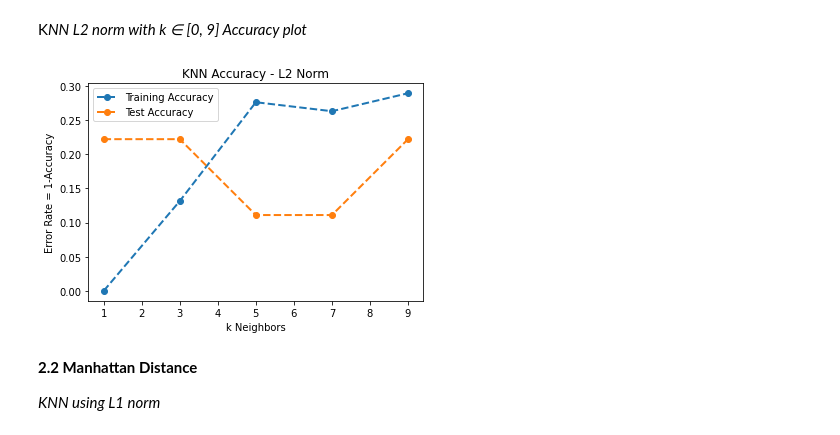
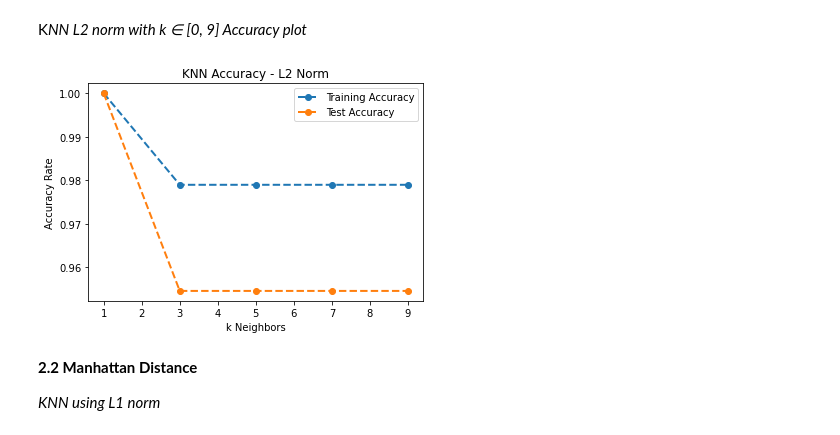
Before and after one commit to zachfreitas/ADS_504_Machine_Learning, a Jupyter notebook: Module_3/Assignment_3/Assignment_3_Template_final.ipynb, the cells around one changed output. Drawn from its saved outputs; the diff is of its cells as text; code cells hidden in the pictures.

```diff
--- a/Module_3/Assignment_3/Assignment_3_Template_final.ipynb
+++ b/Module_3/Assignment_3/Assignment_3_Template_final.ipynb
@@ -102,9 +102,9 @@ display(knn_euc_acc)
 K*NN L2 norm with k ∈ [0, 9] Accuracy plot*
 # %%
 #KNN L2 norm with k ∈ [0, 9] Accuracy plot here
-plot_k_neighbors(knn_euc_acc, error=True, title = 'KNN Accuracy - L2 Norm')
+plot_k_neighbors(knn_euc_acc, error=False, title = 'KNN Accuracy - L2 Norm')
 # %% [output]
-[figure, old version]
+[figure, new version]
 # %% [markdown]
 **2.2 Manhattan Distance**
 
```
Also changed, not shown: parts of 7 cells of this notebook.
